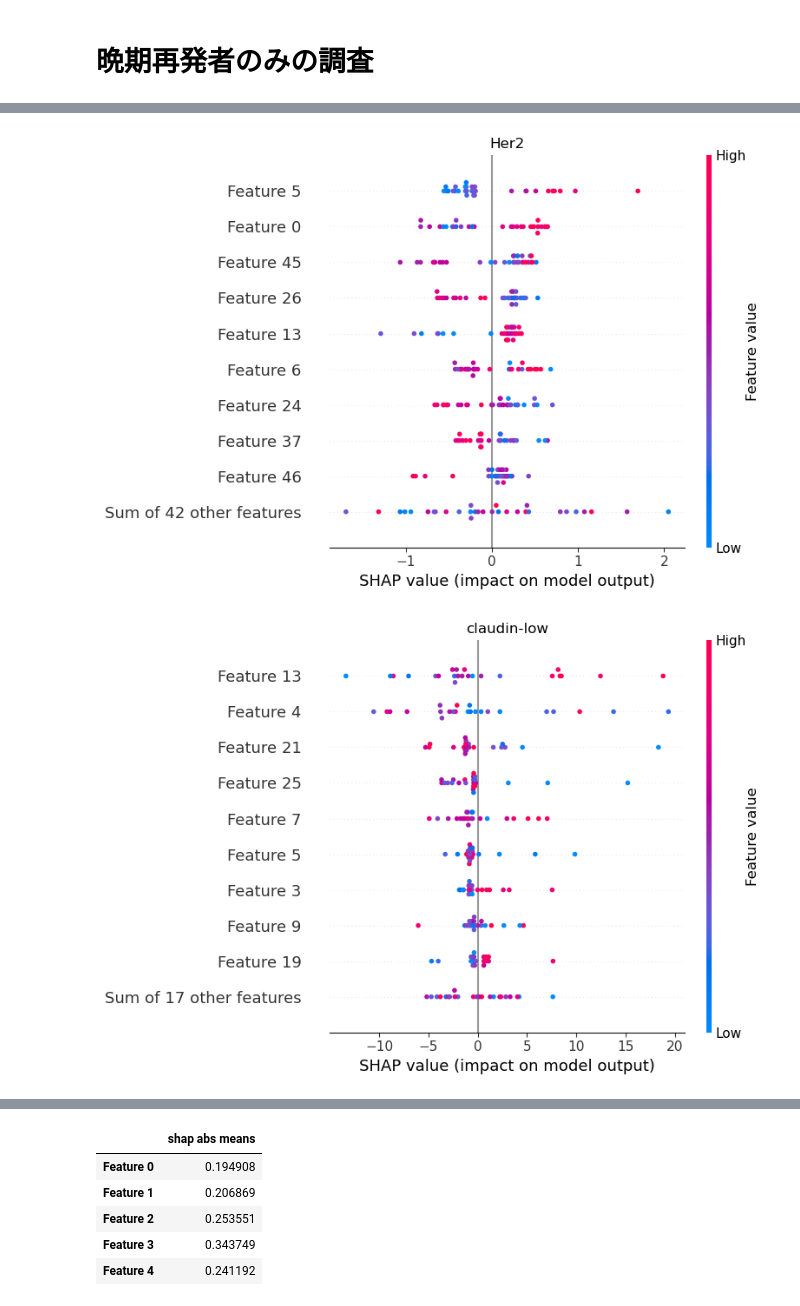
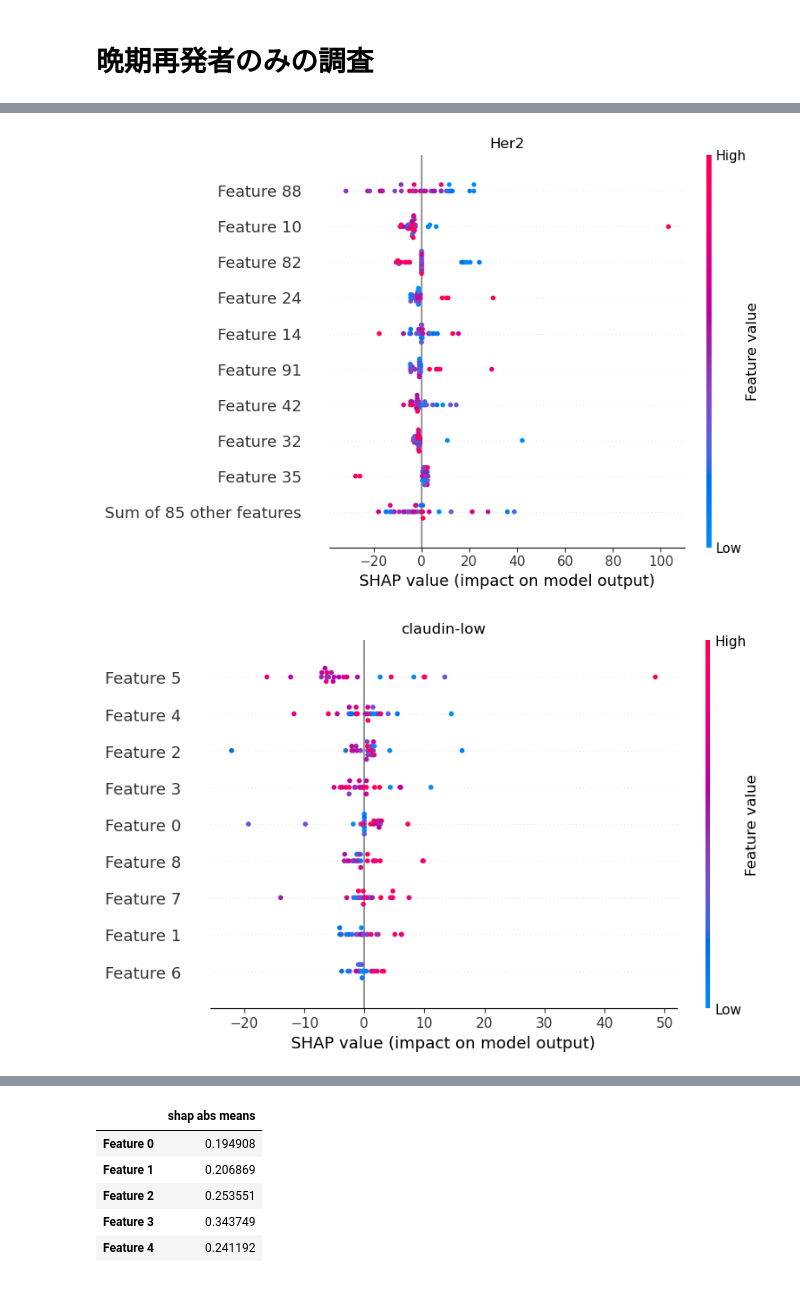
Before and after one commit to uga7643/breast_cancer_analytics, a Jupyter notebook: notebooks/5-explain_models_RFS (numeric)-Copy1.ipynb, the cells around one changed output, grey strips where cells are left out. Drawn from its saved outputs; the diff is of its cells as text; code cells hidden in the pictures.

```diff
--- a/notebooks/5-explain_models_RFS (numeric)-Copy1.ipynb
+++ b/notebooks/5-explain_models_RFS (numeric)-Copy1.ipynb
@@ -246,7 +254,7 @@ def calc_score(
     ranking = ranking.reset_index().rename(columns={"index": "gene name"})
     return ranking
 # %%
-preprocess_pipeline = functions.pickle_load(config.INTERIM_PREPROCESSED_RECURRENCE_DIR + "/CLAUDIN_SUBTYPE/LumB/NEWpreprocess4numeric_Incpca216/test_set/test/preprocess_pipeline.pkl"
+preprocess_pipeline = functions.pickle_load(config.INTERIM_PREPROCESSED_RECURRENCE_DIR + "/CLAUDIN_SUBTYPE/LumB/NEWpreprocess4numeric_MBsparsepca283/test_set/test/preprocess_pipeline.pkl"
                                            )
 pca = preprocess_pipeline[-1]
 pca
@@ -361,0 +431,8 @@ rank_Basal = calc_score(model_order_dict)
+# %%
+model_order_dict = {
+    "model_name": GradientBoostingSurvivalAnalysis().__class__.__name__,
+    "preprocess_name": "NEWpreprocess4numeric_MBsparsepca100",
+    "subgroup_column": "CLAUDIN_SUBTYPE",
+    "subgroup": "Basal",
+}
+rank_LumB_MBS = calc_score(model_order_dict)
@@ -427,7 +512,7 @@ def exec_shap4late_recurrences(model_order_dict: dict()):
     print(".........." * 10)
     print("model_order_dict name: ", model_order_dict["model_name"])
 
-    subgroup_path = "./{0}/{1}/{2}".format(
+    subgroup_path = "{0}/{1}/{2}".format(
         model_order_dict["subgroup_column"],
         model_order_dict["subgroup"],
         model_order_dict["preprocess_name"],
@@ -543,58 +735,59 @@ def calc_score4late_recurrences(
 # %%
-#
+#MBSPCA
 
 model_order_dict = {
     "model_name": SurvivalTree().__class__.__name__,
-    "preprocess_name": "NEWpreprocess4numeric_Incpca18",
+    "preprocess_name": "NEWpreprocess4numeric_MBSparsepca148",
     "subgroup_column": "CLAUDIN_SUBTYPE",
     "subgroup": "LumA",
 }
-rank_LumA_late = calc_score4late_recurrences(model_order_dict)
+rank_LumA_late = calc_score4late_recurrences_MBS(model_order_dict)
+
+
+model_order_dict = {
+    "model_name": GradientBoostingSurvivalAnalysis().__class__.__name__,
+    "preprocess_name": "NEWpreprocess4numeric_MBsparsepca283",
+    "subgroup_column": "CLAUDIN_SUBTYPE",
+    "subgroup": "LumB",
+}
+rank_LumB_late = calc_score4late_recurrences_MBS(model_order_dict)
+
 
 
 model_order_dict = {
     "model_name": SurvivalTree().__class__.__name__,
-    "preprocess_name": "NEWpreprocess4numeric_Incpca216",
-    "subgroup_column": "CLAUDIN_SUBTYPE",
-    "subgroup": "LumB",
-}
-rank_LumB_late = calc_score4late_recurrences(model_order_dict)
-
-
-model_order_dict = {
-    "model_name": GradientBoostingSurvivalAnalysis().__class__.__name__,
-    "preprocess_name": "NEWpreprocess4numeric_Incpca51",
+    "preprocess_name": "NEWpreprocess4numeric_MBSparsepca94",
     "subgroup_column": "CLAUDIN_SUBTYPE",
     "subgroup": "Her2",
 }
-rank_Her2_late = calc_score4late_recurrences(model_order_dict)
+rank_Her2_late = calc_score4late_recurrences_MBS(model_order_dict)
 
 
 model_order_dict = {
     "model_name": SurvivalTree().__class__.__name__,
-    "preprocess_name": "NEWpreprocess4numeric_Incpca26",
+    "preprocess_name": "NEWpreprocess4numeric_MBSparsepca9",
     "subgroup_column": "CLAUDIN_SUBTYPE",
     "subgroup": "claudin-low",
 }
-rank_claudinlow_late = calc_score4late_recurrences(
+rank_claudinlow_late = calc_score4late_recurrences_MBS(
     model_order_dict,
 )
 
 
 model_order_dict = {
     "model_name": SurvivalTree().__class__.__name__,
-    "preprocess_name": "NEWpreprocess4numeric_Incpca134",
+    "preprocess_name": "NEWpreprocess4numeric_MBsparsepca18",
     "subgroup_column": "CLAUDIN_SUBTYPE",
     "subgroup": "Basal",
 }
-rank_Basal_late = calc_score4late_recurrences(model_order_dict)
 
+rank_Basal_late = calc_score4late_recurrences_MBS(model_order_dict)
 
 model_order_dict = {
-    "model_name": ExtraSurvivalTrees().__class__.__name__,
-    "preprocess_name": "NEWpreprocess4numeric_Incpca5",
+    "model_name": RandomSurvivalForest().__class__.__name__,
+    "preprocess_name": "NEWpreprocess4numeric_MBSparsepca10",
     "subgroup_column": "CLAUDIN_SUBTYPE",
     "subgroup": "Normal",
 }
-rank_Normal_late = calc_score4late_recurrences(model_order_dict)
+rank_Normal_late = calc_score4late_recurrences_MBS(model_order_dict)
 # %% [output]
@@ -603,2 +796,2 @@ rank_Normal_late = calc_score4late_recurrences(model_order_dict)
-[figure, old version]
+[figure, new version]
-[figure, old version]
+[figure, new version]
```
Also changed, not shown: parts of 33 cells of this notebook, 1 other file.
